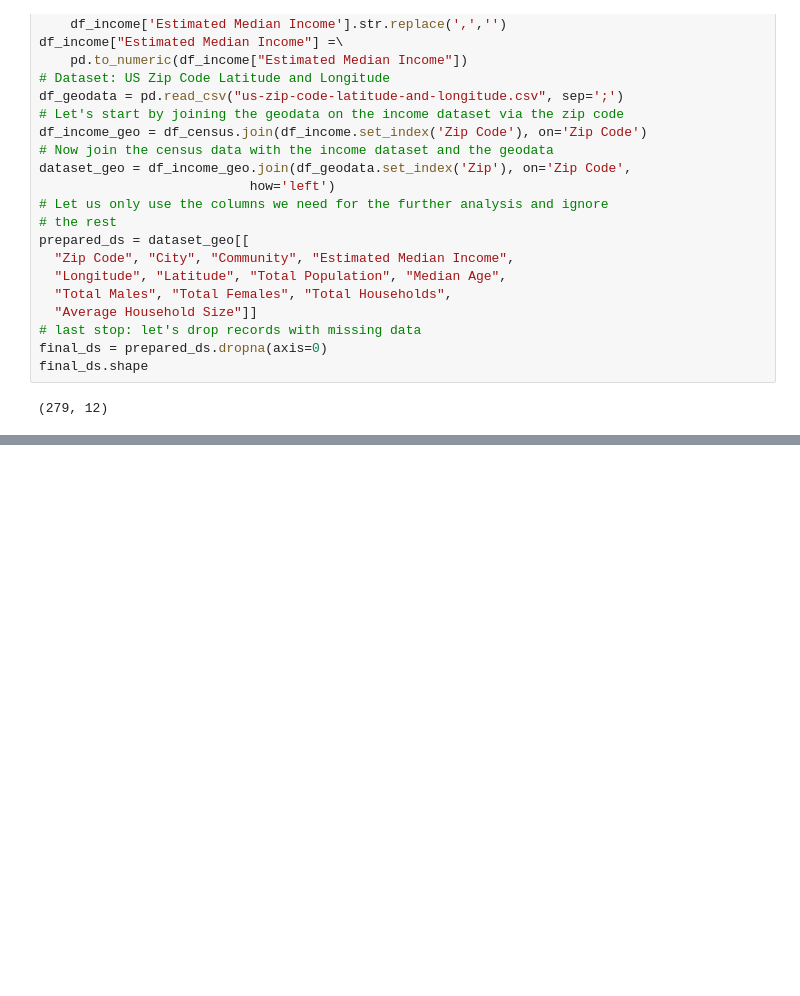
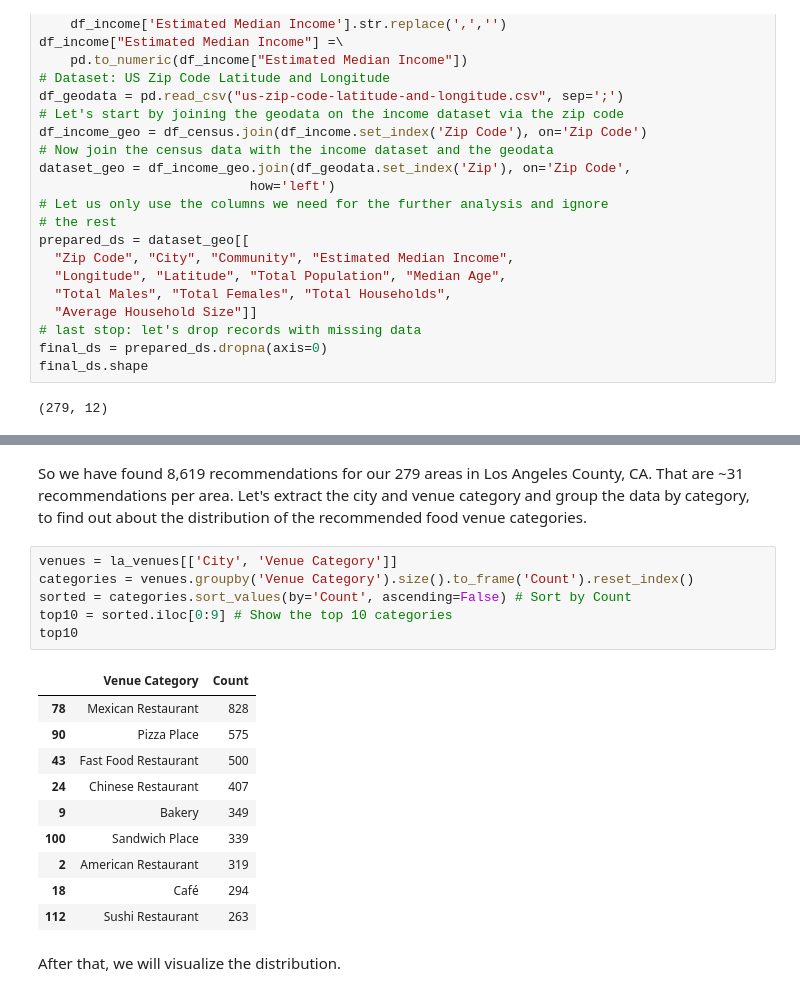
Before and after one commit to Elydora/Coursera_Capstone, a Jupyter notebook: Project/capstone-project.ipynb, the cells around one changed output, grey strips where cells are left out. Cells and saved outputs as stored; diff of their text form; blank space fills up the shorter version.

```diff
--- a/Project/capstone-project.ipynb
+++ b/Project/capstone-project.ipynb
@@ -128,0 +205,24 @@ final_ds.head(10)
+# %% [markdown]
+So we have found 8,619 recommendations for our 279 areas in Los Angeles
+County, CA. That are ~31 recommendations per area. Let's extract the city
+and venue category and group the data by category, to find out about the
+distribution of the recommended food venue categories.
+# %%
+venues = la_venues[['City', 'Venue Category']]
+categories = venues.groupby('Venue Category').size().to_frame('Count').reset_index()
+sorted = categories.sort_values(by='Count', ascending=False) # Sort by Count
+top10 = sorted.iloc[0:9] # Show the top 10 categories
+top10
+# %% [output]
+|  | Venue Category | Count |
+| 78 | Mexican Restaurant | 828 |
+| 90 | Pizza Place | 575 |
+| 43 | Fast Food Restaurant | 500 |
+| 24 | Chinese Restaurant | 407 |
+| 9 | Bakery | 349 |
+| 100 | Sandwich Place | 339 |
+| 2 | American Restaurant | 319 |
+| 18 | Café | 294 |
+| 112 | Sushi Restaurant | 263 |
+# %% [markdown]
+After that, we will visualize the distribution.
```
Also changed, not shown: parts of 14 cells of this notebook.
